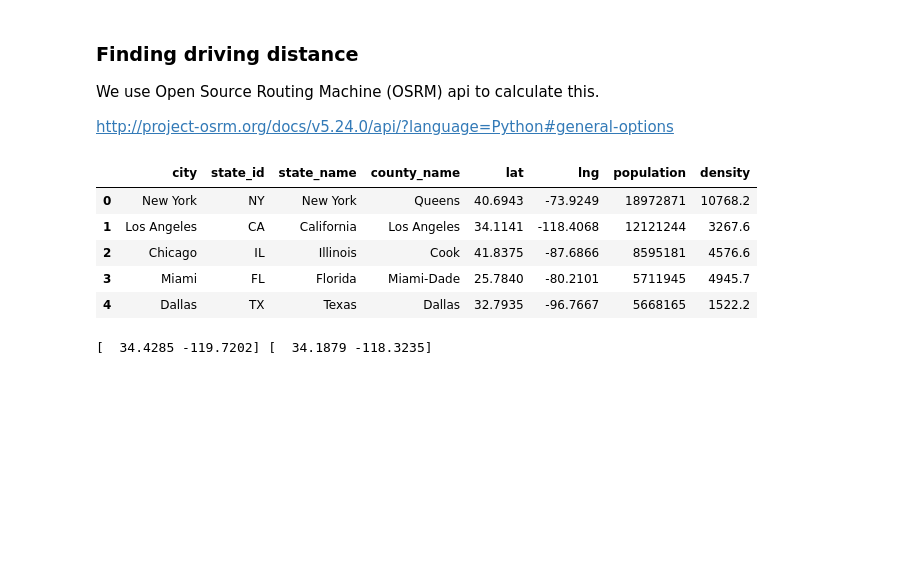
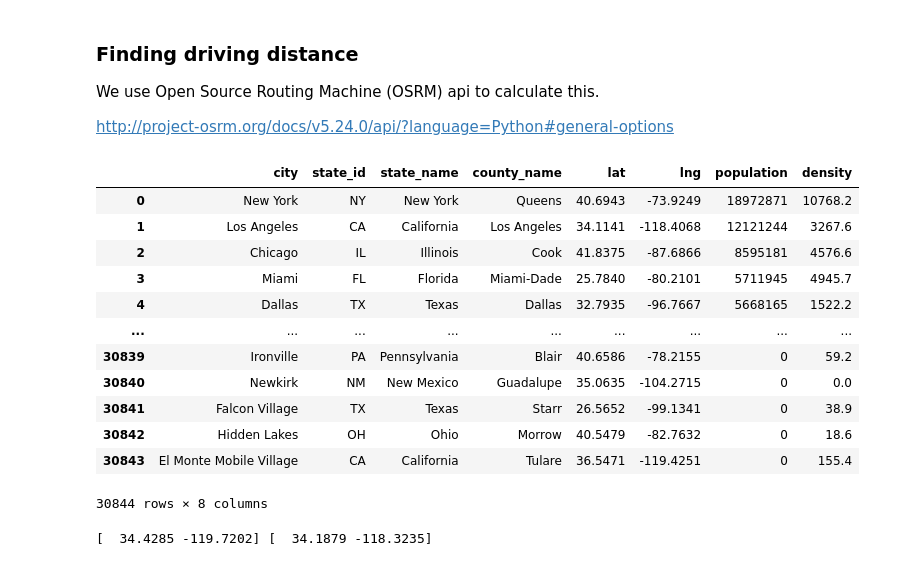
Before and after one commit to hrhampapura/SolarFarmPrediction, a Jupyter notebook: data_code/cities.ipynb, the cells around one changed output. Cells and saved outputs as stored; diff of their text form; code cells hidden in the pictures; blank space fills up the shorter version.

```diff
--- a/data_code/cities.ipynb
+++ b/data_code/cities.ipynb
@@ -56,14 +56,21 @@ def get_city_data():
 # %%
 city_data = get_city_data()
 # %%
-city_data.head()
+city_data
 # %% [output]
 |  | city | state_id | state_name | county_name | lat | lng | population | density |
 | 0 | New York | NY | New York | Queens | 40.6943 | -73.9249 | 18972871 | 10768.2 |
 | 1 | Los Angeles | CA | California | Los Angeles | 34.1141 | -118.4068 | 12121244 | 3267.6 |
 | 2 | Chicago | IL | Illinois | Cook | 41.8375 | -87.6866 | 8595181 | 4576.6 |
 | 3 | Miami | FL | Florida | Miami-Dade | 25.7840 | -80.2101 | 5711945 | 4945.7 |
 | 4 | Dallas | TX | Texas | Dallas | 32.7935 | -96.7667 | 5668165 | 1522.2 |
+| ... | ... | ... | ... | ... | ... | ... | ... | ... |
+| 30839 | Ironville | PA | Pennsylvania | Blair | 40.6586 | -78.2155 | 0 | 59.2 |
+| 30840 | Newkirk | NM | New Mexico | Guadalupe | 35.0635 | -104.2715 | 0 | 0.0 |
+| 30841 | Falcon Village | TX | Texas | Starr | 26.5652 | -99.1341 | 0 | 38.9 |
+| 30842 | Hidden Lakes | OH | Ohio | Morrow | 40.5479 | -82.7632 | 0 | 18.6 |
+| 30843 | El Monte Mobile Village | CA | California | Tulare | 36.5471 | -119.4251 | 0 | 155.4 |
+30844 rows × 8 columns
 # %%
 loc1= (city_data.loc[city_data['city']=="Santa Barbara"][['lat','lng']]).values[0]
 loc2 = (city_data.loc[city_data['city']=="Burbank"][['lat','lng']]).values[0]
```
Also changed, not shown: parts of 29 cells of this notebook, 5 other files.
